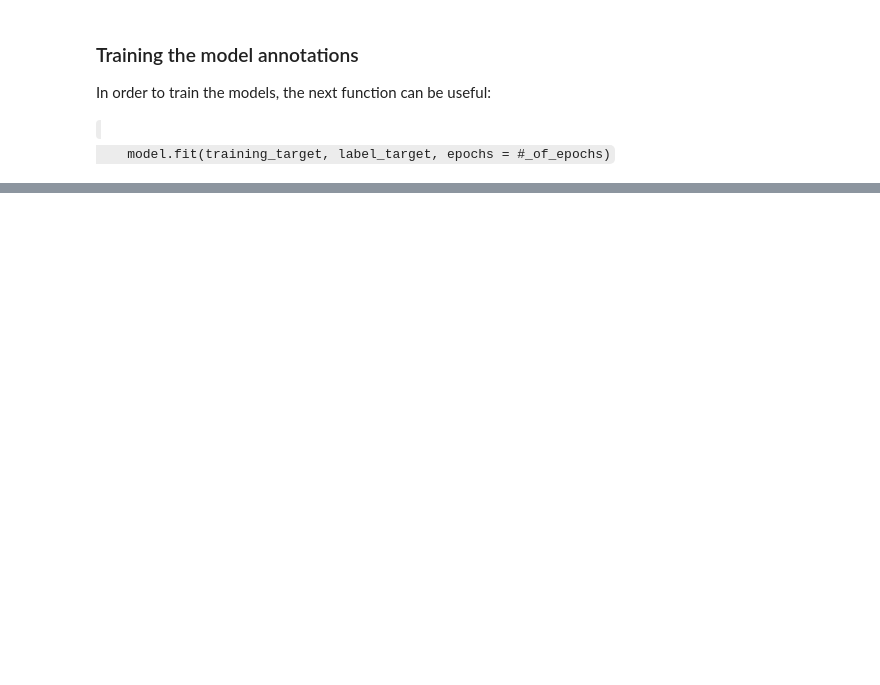
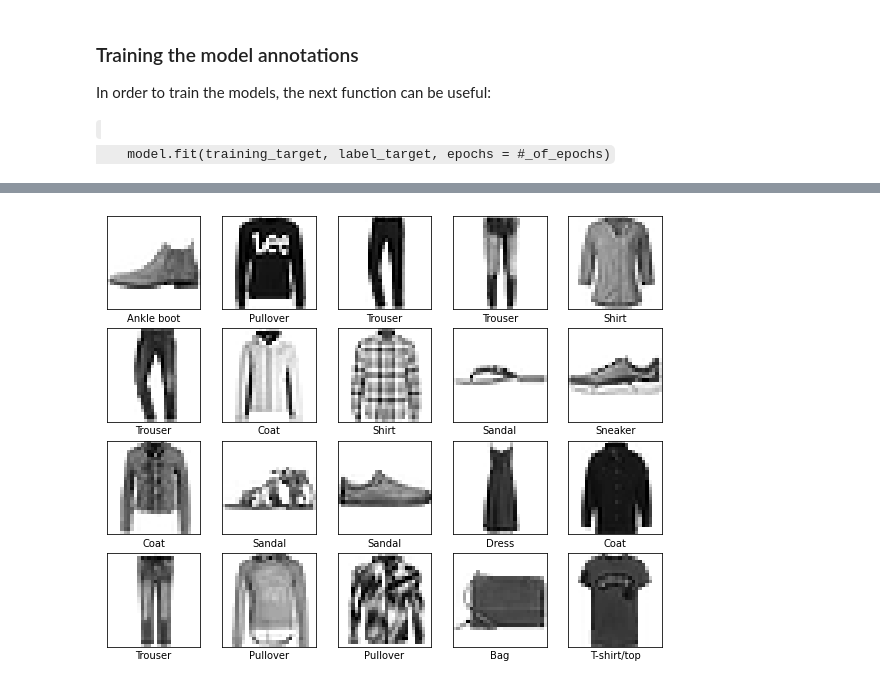
Before and after one commit to AngeloEspinozaV/Crash-Course-Tensorflow, a Jupyter notebook: Crash Course Tensorflow .ipynb, the cells around one changed output, grey strips where cells are left out. Cells and saved outputs as stored; diff of their text form; code cells hidden in the pictures; blank space fills up the shorter version.

```diff
--- a/Crash Course Tensorflow .ipynb
+++ b/Crash Course Tensorflow .ipynb
@@ -100,0 +117,14 @@ Accuracy: 0.8845
+# %%
+predictions = model.predict(test_images)
+plt.figure(figsize =(10, 10))
+# prediction = int(len(predictions) / 1000)
+for prediction in range(int(len(predictions) / 500)):
+#     print("The predicted clothe is:", class_names[np.argmax(predictions[prediction])])
+    plt.subplot(5, 5, prediction + 1)
+    plt.xticks([])
+    plt.yticks([])
+    plt.imshow(test_images[prediction], plt.cm.binary)
+    plt.xlabel(class_names[np.argmax(predictions[prediction])])
+plt.show()
+# %% [output]
+[figure, added]
```
Also changed, not shown: parts of 5 cells of this notebook.
